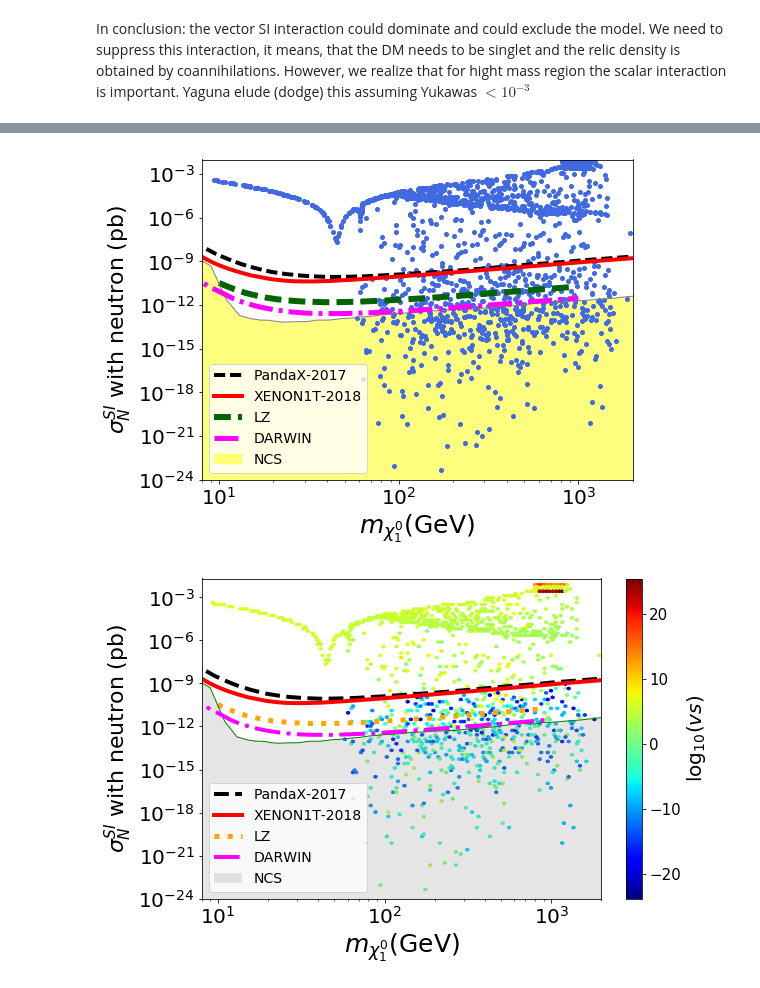
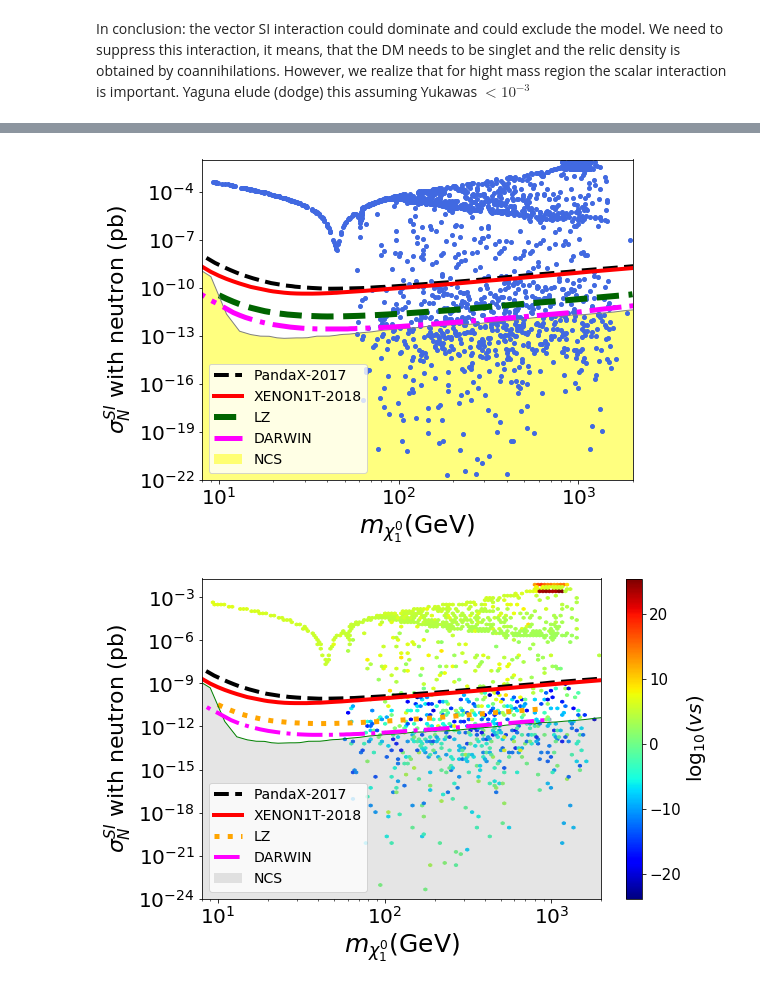
Before and after one commit to anferivera/SDdiracDM, a Jupyter notebook: run-model-general-scan_v2.ipynb, the cells around one changed output, grey strips where cells are left out. Drawn from its saved outputs; the diff is of its cells as text; code cells hidden in the pictures.

```diff
--- a/run-model-general-scan_v2.ipynb
+++ b/run-model-general-scan_v2.ipynb
@@ -615,37 +623,37 @@ plt.loglog(m,pandaX(m)*1e+36,color='k',linestyle='dashed',lw=4,label='PandaX-201
 
 #XENON1T
 n=np.arange(1,9000)
 plt.loglog(n,XENON1T(n)*1e+36,'r-',lw=4,label='XENON1T-2018')
 
 #plt LZ
-n=np.arange(10,900)
+n=np.arange(10,2000)
 plt.semilogy(n,LZSI(n)*1e+36,color='darkgreen',linestyle='--',lw=6,label='LZ')
 
 #Neutrino coherent scattering
 n=np.arange(1,5.e+3,2)
 plt.loglog(n,NCS(n),color='grey',lw=1.0,label='')
 back=[]
 for i in range(0,len(n)):
     m = NCS(n[i])
     back.append(m)
 back=np.asarray(back)
 plt.fill_between(n,1.e-38,back,facecolor='yellow',alpha=0.5,label='NCS')
 
 # DARWIN SI
-n=np.arange(6,1000)
+n=np.arange(6,5000)
 plt.loglog(n,DARSI(n)*1e+36,color='magenta',linestyle='-.',lw=5,label='DARWIN')
 
 plt.xlabel(r'$m_{\chi^0_1}$(GeV)',size=25)
 plt.ylabel(r'$\sigma_N^{SI}$ with neutron (pb)',size=22)
 plt.legend(prop={'size':14},loc='best')
 plt.xlim(8,2.0e3)
-plt.ylim(1e-24,1e-2)
+plt.ylim(1e-22,1e-2)
 
 plt.tight_layout()
 plt.savefig('plots/SI.pdf')
 #plt.show()
 # %% [output]
-[figure, old version]
+[figure, new version]
 # %%
 plt.figure(figsize=(9,6))
 
```
Also changed, not shown: parts of 44 cells of this notebook, 6 other files.
